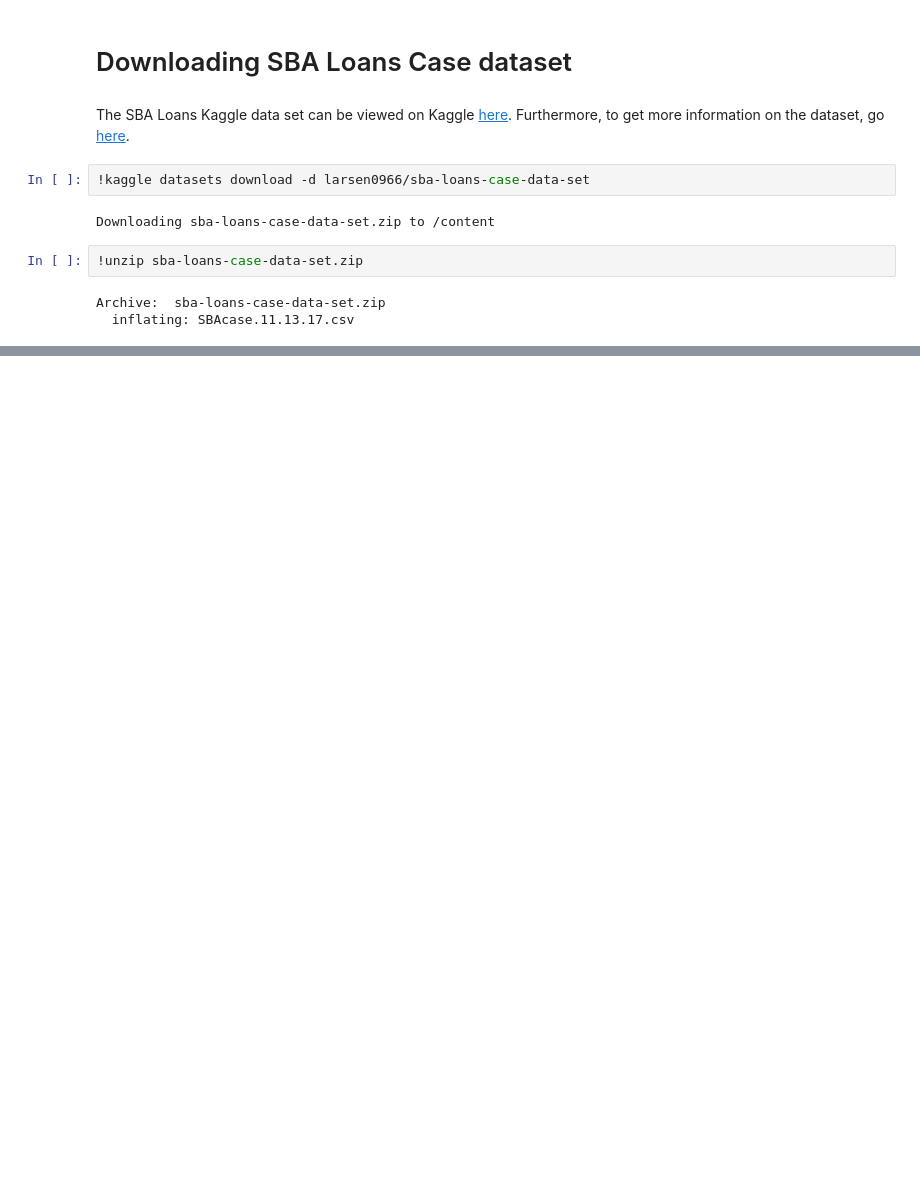
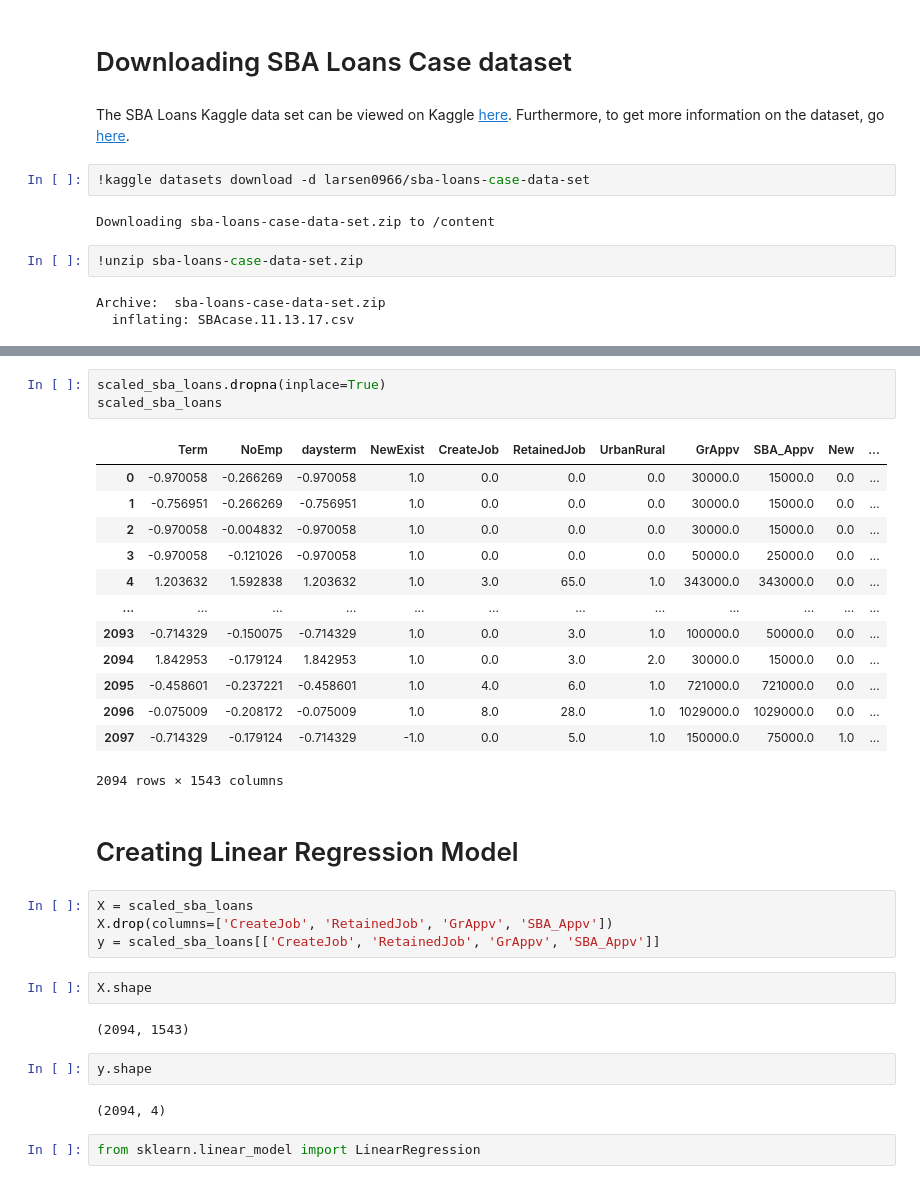
Before and after one commit to RoyalWeden/AICamp21, a Jupyter notebook: AI_Camp_Project.ipynb, the cells around one changed output, grey strips where cells are left out. Cells and saved outputs as stored; diff of their text form; blank space fills up the shorter version.

```diff
--- a/AI_Camp_Project.ipynb
+++ b/AI_Camp_Project.ipynb
@@ -60,0 +157,33 @@ sba_loans_df.head()
+# %%
+scaled_sba_loans.dropna(inplace=True)
+scaled_sba_loans
+# %% [output]
+|  | Term | NoEmp | daysterm | NewExist | CreateJob | RetainedJob | UrbanRural | GrAppv | SBA_Appv | New | ... |
+| 0 | -0.970058 | -0.266269 | -0.970058 | 1.0 | 0.0 | 0.0 | 0.0 | 30000.0 | 15000.0 | 0.0 | ... |
+| 1 | -0.756951 | -0.266269 | -0.756951 | 1.0 | 0.0 | 0.0 | 0.0 | 30000.0 | 15000.0 | 0.0 | ... |
+| 2 | -0.970058 | -0.004832 | -0.970058 | 1.0 | 0.0 | 0.0 | 0.0 | 30000.0 | 15000.0 | 0.0 | ... |
+| 3 | -0.970058 | -0.121026 | -0.970058 | 1.0 | 0.0 | 0.0 | 0.0 | 50000.0 | 25000.0 | 0.0 | ... |
+| 4 | 1.203632 | 1.592838 | 1.203632 | 1.0 | 3.0 | 65.0 | 1.0 | 343000.0 | 343000.0 | 0.0 | ... |
+| ... | ... | ... | ... | ... | ... | ... | ... | ... | ... | ... | ... |
+| 2093 | -0.714329 | -0.150075 | -0.714329 | 1.0 | 0.0 | 3.0 | 1.0 | 100000.0 | 50000.0 | 0.0 | ... |
+| 2094 | 1.842953 | -0.179124 | 1.842953 | 1.0 | 0.0 | 3.0 | 2.0 | 30000.0 | 15000.0 | 0.0 | ... |
+| 2095 | -0.458601 | -0.237221 | -0.458601 | 1.0 | 4.0 | 6.0 | 1.0 | 721000.0 | 721000.0 | 0.0 | ... |
+| 2096 | -0.075009 | -0.208172 | -0.075009 | 1.0 | 8.0 | 28.0 | 1.0 | 1029000.0 | 1029000.0 | 0.0 | ... |
+| 2097 | -0.714329 | -0.179124 | -0.714329 | -1.0 | 0.0 | 5.0 | 1.0 | 150000.0 | 75000.0 | 1.0 | ... |
+2094 rows × 1543 columns
+# %% [markdown]
+# Creating Linear Regression Model
+# %%
+X = scaled_sba_loans
+X.drop(columns=['CreateJob', 'RetainedJob', 'GrAppv', 'SBA_Appv'])
+y = scaled_sba_loans[['CreateJob', 'RetainedJob', 'GrAppv', 'SBA_Appv']]
+# %%
+X.shape
+# %% [output]
+(2094, 1543)
+# %%
+y.shape
+# %% [output]
+(2094, 4)
+# %%
+from sklearn.linear_model import LinearRegression
```
Also changed, not shown: parts of 36 cells of this notebook.
